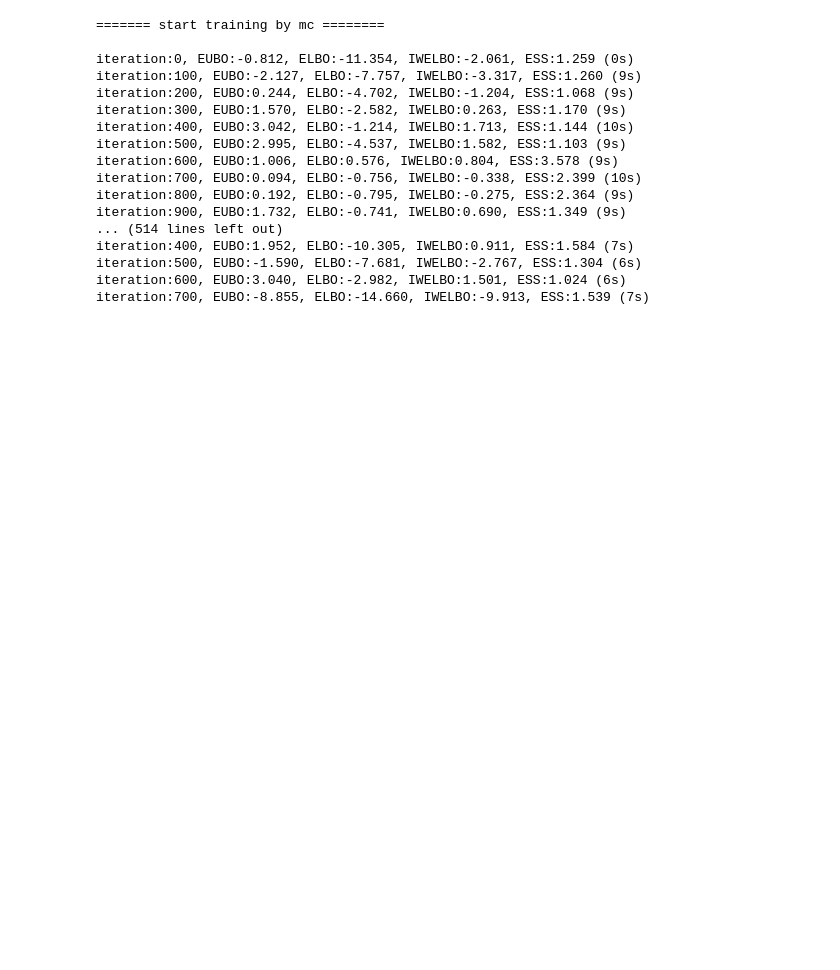
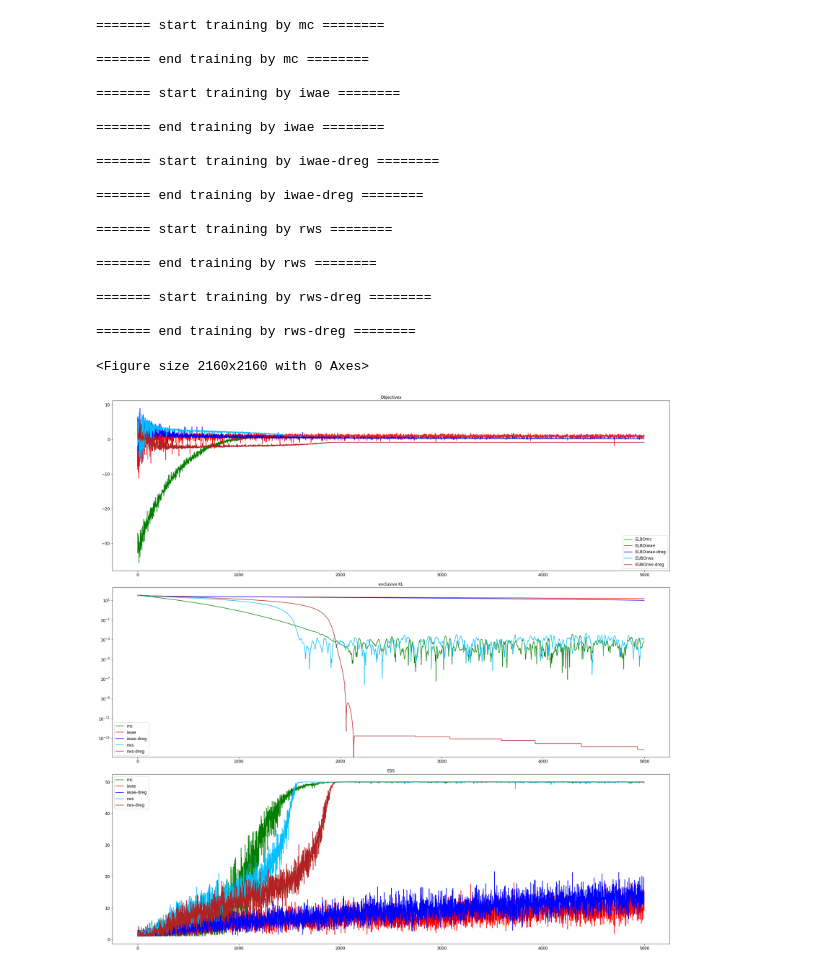
Before and after one commit to hao-w/apgs, a Jupyter notebook: amorgibbs/Toy Gaussian/training.ipynb, the cells around one changed output. Saved outputs shown, nothing was run; the diff lists cells and outputs as text; code cells hidden in the pictures; blank space fills up the shorter version.

```diff
--- a/amorgibbs/Toy Gaussian/training.ipynb
+++ b/amorgibbs/Toy Gaussian/training.ipynb
@@ -26,56 +26,60 @@ ests = ['mc', 'iwae', 'iwae-dreg', 'rws', 'rws-dreg', 'stl']
 # %%
-dEUBOs = dict()
-dELBOs = dict()
-dIWELBOs = dict()
-dSNRs = dict()
-dVARs = dict()
+dLOSSs = dict()
+# dEUBOs = dict()
+# dELBOs = dict()
+# dIWELBOs = dict()
+# dSNRs = dict()
+# dVARs = dict()
 dESSs = dict()
+dKLs = dict()
 
 for est in ests:
     ## model parameters
     p_mu = torch.tensor([0.0])
     p_sigma = torch.tensor([1.0])
-    q_mu = torch.tensor([4.0], requires_grad=True)
+    q_mu = torch.tensor([8.0], requires_grad=True)
     q_sigma = torch.tensor([2.0], requires_grad=True)
     ## initialize optimizer
-    optimizer = torch.optim.SGD([q_mu, q_sigma], lr=LEARNING_RATE)
+    optimizer = torch.optim.Adam([q_mu, q_sigma], lr=LEARNING_RATE)
     print('======= start training by %s ========\n' % est)
     if est == 'mc':
-        EUBOs, ELBOs, IWELBOs, ESSs, SNRs, VARs = train(mc, q_mu, q_sigma, p_mu, p_sigma, STEPS, NUM_SAMPLES, NUM_SAMPLES_SNR, optimizer, filename=est, alpha=None)
+        LOSSs, EUBOs, ELBOs, IWELBOs, ESSs, SNRs, VARs, KLs = train(mc, q_mu, q_sigma, p_mu, p_sigma, STEPS, NUM_SAMPLES, optimizer, filename=est, num_batches=None)
     elif est == 'iwae':
-        EUBOs, ELBOs, IWELBOs, ESSs, SNRs, VARs = train(iwae, q_mu, q_sigma, p_mu, p_sigma, STEPS, NUM_SAMPLES, NUM_SAMPLES_SNR, optimizer, filename=est, alpha=None)
+        LOSSs, EUBOs, ELBOs, IWELBOs, ESSs, SNRs, VARs, KLs = train(iwae, q_mu, q_sigma, p_mu, p_sigma, STEPS, NUM_SAMPLES, optimizer, filename=est, num_batches=None)
     elif est == 'iwae-dreg':
-        EUBOs, ELBOs, IWELBOs, ESSs, SNRs, VARs = train(dreg, q_mu, q_sigma, p_mu, p_sigma, STEPS, NUM_SAMPLES, NUM_SAMPLES_SNR, optimizer, filename=est, alpha=0.0)
+        LOSSs, EUBOs, ELBOs, IWELBOs, ESSs, SNRs, VARs, KLs = train(driwae, q_mu, q_sigma, p_mu, p_sigma, STEPS, NUM_SAMPLES, optimizer, filename=est, num_batches=None)
     elif est == 'rws':
-        EUBOs, ELBOs, IWELBOs, ESSs, SNRs, VARs = train(rws, q_mu, q_sigma, p_mu, p_sigma, STEPS, NUM_SAMPLES, NUM_SAMPLES_SNR, optimizer, filename=est, alpha=None)
+        LOSSs, EUBOs, ELBOs, IWELBOs, ESSs, SNRs, VARs, KLs = train(rws, q_mu, q_sigma, p_mu, p_sigma, STEPS, NUM_SAMPLES, optimizer, filename=est, num_batches=None)
     elif est == 'rws-dreg':
-        EUBOs, ELBOs, IWELBOs, ESSs, SNRs, VARs = train(dreg, q_mu, q_sigma, p_mu, p_sigma, STEPS, NUM_SAMPLES, NUM_SAMPLES_SNR, optimizer, filename=est, alpha=1.0)
-    elif est == 'stl':
-        EUBOs, ELBOs, IWELBOs, ESSs, SNRs, VARs = train(dreg, q_mu, q_sigma, p_mu, p_sigma, STEPS, NUM_SAMPLES, NUM_SAMPLES_SNR, optimizer, filename=est, alpha=0.5)
+        LOSSs, EUBOs, ELBOs, IWELBOs, ESSs, SNRs, VARs, KLs = train(drrws, q_mu, q_sigma, p_mu, p_sigma, STEPS, NUM_SAMPLES, optimizer, filename=est, num_batches=None)
 
-    dEUBOs[est] = EUBOs
-    dELBOs[est] = ELBOs
-    dIWELBOs[est] = IWELBOs
-    dSNRs[est] = SNRs
-    dVARs[est] = VARs
+#     dEUBOs[est] = EUBOs
+#     dELBOs[est] = ELBOs
+#     dIWELBOs[est] = IWELBOs
+#     dSNRs[est] = SNRs
+#     dVARs[est] = VARs
+    dLOSSs[est] = np.array(LOSSs)
     dESSs[est] = ESSs
+    dKLs[est] = KLs
     print('======= end training by %s ========\n' % est)
 # %% [output]
 ======= start training by mc ========
 
-iteration:0, EUBO:-0.812, ELBO:-11.354, IWELBO:-2.061, ESS:1.259 (0s)
-iteration:100, EUBO:-2.127, ELBO:-7.757, IWELBO:-3.317, ESS:1.260 (9s)
-iteration:200, EUBO:0.244, ELBO:-4.702, IWELBO:-1.204, ESS:1.068 (9s)
-iteration:300, EUBO:1.570, ELBO:-2.582, IWELBO:0.263, ESS:1.170 (9s)
-iteration:400, EUBO:3.042, ELBO:-1.214, IWELBO:1.713, ESS:1.144 (10s)
-iteration:500, EUBO:2.995, ELBO:-4.537, IWELBO:1.582, ESS:1.103 (9s)
-iteration:600, EUBO:1.006, ELBO:0.576, IWELBO:0.804, ESS:3.578 (9s)
-iteration:700, EUBO:0.094, ELBO:-0.756, IWELBO:-0.338, ESS:2.399 (10s)
-iteration:800, EUBO:0.192, ELBO:-0.795, IWELBO:-0.275, ESS:2.364 (9s)
-iteration:900, EUBO:1.732, ELBO:-0.741, IWELBO:0.690, ESS:1.349 (9s)
-... (514 lines left out)
-iteration:400, EUBO:1.952, ELBO:-10.305, IWELBO:0.911, ESS:1.584 (7s)
-iteration:500, EUBO:-1.590, ELBO:-7.681, IWELBO:-2.767, ESS:1.304 (6s)
-iteration:600, EUBO:3.040, ELBO:-2.982, IWELBO:1.501, ESS:1.024 (6s)
-iteration:700, EUBO:-8.855, ELBO:-14.660, IWELBO:-9.913, ESS:1.539 (7s)
+======= end training by mc ========
+
+======= start training by iwae ========
+
+======= end training by iwae ========
+
+======= start training by iwae-dreg ========
+
+======= end training by iwae-dreg ========
+
+======= start training by rws ========
+
+======= end training by rws ========
+
+======= start training by rws-dreg ========
+
+======= end training by rws-dreg ========
 # %%
@@ -132,0 +115,5 @@ plot_results_multiple(ELBOs, ESSs, SNRs, num_samples, NUM_SAMPLES_SNR, STEPS, LE
+# %%
+plot_results_simplified(dLOSSs, dESSs, dKLs, NUM_SAMPLES, NUM_SAMPLES_SNR, STEPS, LEARNING_RATE, ests)
+# %% [output]
+<Figure size 2160x2160 with 0 Axes>
+[figure, added]
```
Also changed, not shown: parts of 4 cells of this notebook, 15 other files.
